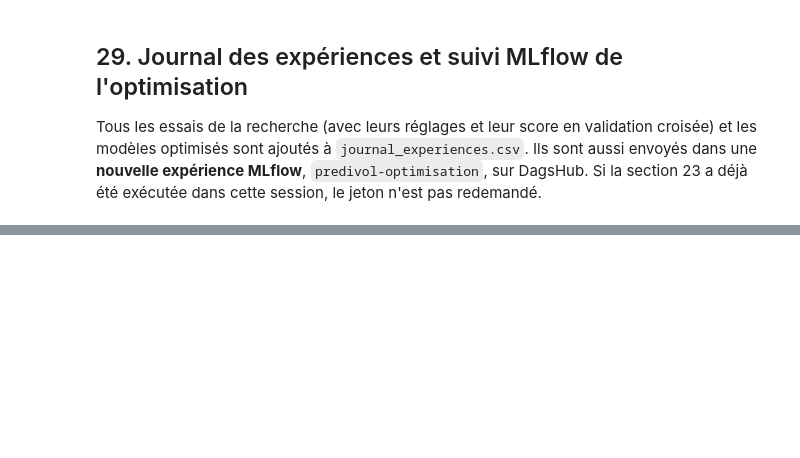
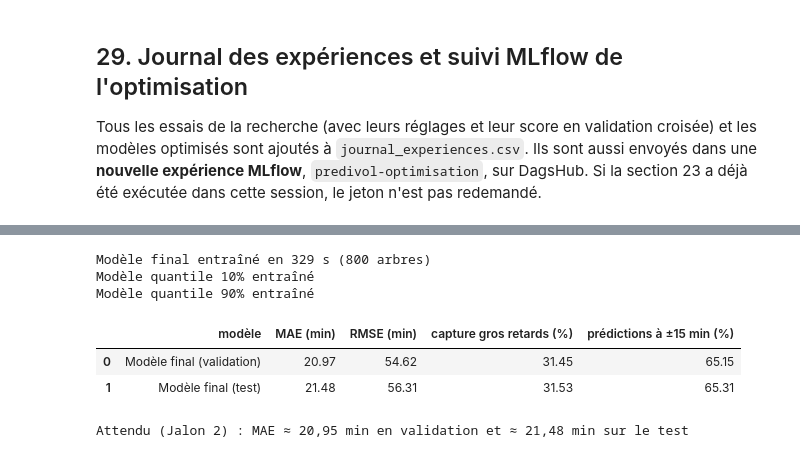
Before and after one commit to gnichimariem1-cell/predivol, a Jupyter notebook: PrediVol.ipynb, the cells around one changed output, grey strips where cells are left out. Drawn from its saved outputs; the diff is of its cells as text; code cells hidden in the pictures; blank space fills up the shorter version.

```diff
--- a/PrediVol.ipynb
+++ b/PrediVol.ipynb
@@ -1926,0 +1951,70 @@ Essais du gradient boosting :
+# %%
+from sklearn.preprocessing import TargetEncoder
+import joblib, time
+
+AVEC_INTERVALLE = True   # False = seulement le retard prévu (plus rapide)
+
+# Meilleurs réglages trouvés par la recherche aléatoire (section 25)
+REGLAGES_FINAUX = dict(loss="absolute_error", learning_rate=0.0445, max_leaf_nodes=221, min_samples_leaf=237,
+                       l2_regularization=0.0502, max_features=0.5924, max_iter=800)
+
+COMPAGNIE, MOMENT = trouver("Airline"), trouver("DepTime_label") or "tranche"
+TE = ["route", "compagnie_aeroport", "aeroport_moment"]
+NUM2 = NUM + ["charge_relative_dep", "meteo_difficile"]
+VARIABLES_ENTREE = CAT + NUM            # ce que le modèle sérialisé recevra
+VARIABLES_MODELE = CAT + TE + NUM2      # ce que le pipeline utilise après ajout des variables
+
+# Trafic habituel de chaque aéroport (médiane du trafic quotidien) : nécessaire pour charge_relative_dep
+trafic_habituel = vols.groupby(DEP, observed=True)["trafic_dep_jour"].median()
+TRAFIC_HABITUEL = {str(k): float(v) for k, v in trafic_habituel.items()}
+
+def ajouter_variables(d, trafic=TRAFIC_HABITUEL, dep=DEP, arr=ARR, compagnie=COMPAGNIE, moment=MOMENT):
+    # Les 5 variables de la section 24 (toutes connues avant le départ)
+    d = d.copy()
+    d["route"] = d[dep].astype(str) + "→" + d[arr].astype(str)
+    d["compagnie_aeroport"] = d[compagnie].astype(str) + "|" + d[dep].astype(str)
+    d["aeroport_moment"] = d[dep].astype(str) + "|" + d[moment].astype(str)
+    d["charge_relative_dep"] = d["trafic_dep_jour"] / d[dep].astype(str).map(trafic).astype(float)
+    meteo = np.zeros(len(d), bool)
+    for cote in ["dep", "arr"]:
+        for col, seuil in [(f"snow_{cote}", 0), (f"prcp_{cote}", 10), (f"wspd_{cote}", 30)]:
+            if col in d:
+                meteo |= pd.to_numeric(d[col], errors="coerce").fillna(0).to_numpy() > seuil
+    d["meteo_difficile"] = meteo.astype(int)
+    return d
+
+def pipeline_final(**reglages):
+    cat = OrdinalEncoder(handle_unknown="use_encoded_value", unknown_value=np.nan, encoded_missing_value=np.nan,
+                         max_categories=250, dtype=float)
+    prep = ColumnTransformer([("cat", cat, CAT),
+                              ("te", TargetEncoder(target_type="continuous", random_state=GRAINE), TE),
+                              ("num", "passthrough", NUM2)])
+    return Pipeline([("prep", prep), ("mod", HistGradientBoostingRegressor(
+        categorical_features=list(range(len(CAT))), early_stopping=True, random_state=GRAINE, **reglages))])
+
+X_tr_f, X_va_f, X_te_f = (ajouter_variables(d[VARIABLES_ENTREE])[VARIABLES_MODELE] for d in (train, val, test))
+y_te = test[CIBLE].astype(float)
+
+t0 = time.perf_counter()
+modele_final = pipeline_final(**REGLAGES_FINAUX).fit(X_tr_f, y_tr)
+print(f"Modèle final entraîné en {time.perf_counter() - t0:.0f} s ({modele_final.named_steps['mod'].n_iter_} arbres)")
+
+quantiles = {}
+if AVEC_INTERVALLE:
+    reglages_q = {k: v for k, v in REGLAGES_FINAUX.items() if k != "loss"}
+    for q in [0.1, 0.9]:
+        quantiles[q] = pipeline_final(loss="quantile", quantile=q, **reglages_q).fit(X_tr_f, y_tr)
+        print(f"Modèle quantile {q:.0%} entraîné")
+
+controle = pd.DataFrame([mesurer("Modèle final (validation)", y_va, modele_final.predict(X_va_f)),
+                         mesurer("Modèle final (test)", y_te, modele_final.predict(X_te_f))])
+display(controle[["modèle", "MAE (min)", "RMSE (min)", "capture gros retards (%)", "prédictions à ±15 min (%)"]].round(2))
+print("Attendu (Jalon 2) : MAE ≈ 20,95 min en validation et ≈ 21,48 min sur le test")
+# %% [output]
+Modèle final entraîné en 329 s (800 arbres)
+Modèle quantile 10% entraîné
+Modèle quantile 90% entraîné
+|  | modèle | MAE (min) | RMSE (min) | capture gros retards (%) | prédictions à ±15 min (%) |
+| 0 | Modèle final (validation) | 20.97 | 54.62 | 31.45 | 65.15 |
+| 1 | Modèle final (test) | 21.48 | 56.31 | 31.53 | 65.31 |
+Attendu (Jalon 2) : MAE ≈ 20,95 min en validation et ≈ 21,48 min sur le test
```
Also changed, not shown: parts of 10 cells of this notebook.
